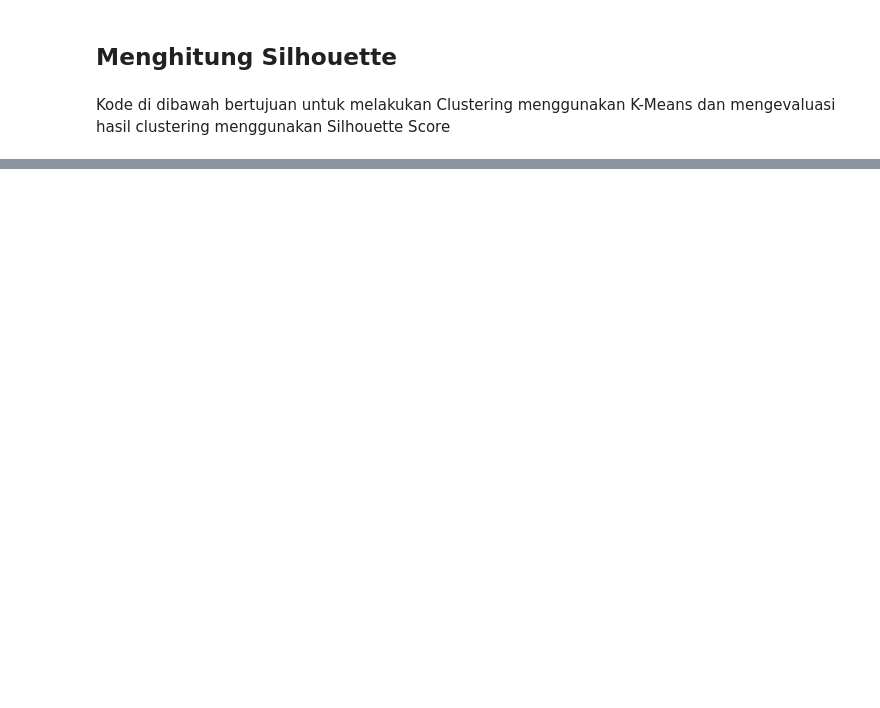
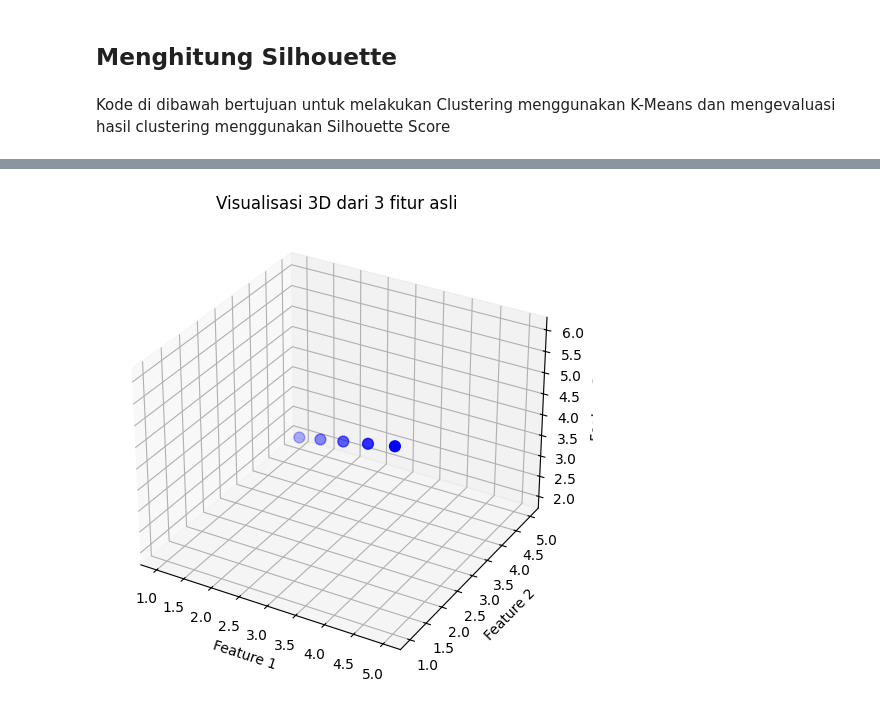
Before and after one commit to sifa-190/pendata, a Jupyter notebook: _sources/Tugas6.ipynb, the cells around one changed output, grey strips where cells are left out. Saved outputs shown, nothing was run; the diff lists cells and outputs as text; code cells hidden in the pictures; blank space fills up the shorter version.

```diff
--- a/_sources/Tugas6.ipynb
+++ b/_sources/Tugas6.ipynb
@@ -441,0 +466,26 @@ Silhouette Score untuk 4 klaster: 0.829
+# %%
+import pandas as pd
+import matplotlib.pyplot as plt
+from mpl_toolkits.mplot3d import Axes3D  # buat 3D plotting
+
+# Contoh data 3 kolom fitur asli
+df = pd.DataFrame({
+    'feature1': [1, 2, 3, 4, 5],
+    'feature2': [5, 4, 3, 2, 1],
+    'feature3': [2, 3, 4, 5, 6]
+})
+
+# Plot 3D
+fig = plt.figure(figsize=(8,6))
+ax = fig.add_subplot(111, projection='3d')
+
+ax.scatter(df['feature1'], df['feature2'], df['feature3'], c='b', s=60)
+
+ax.set_xlabel('Feature 1')
+ax.set_ylabel('Feature 2')
+ax.set_zlabel('Feature 3')
+
+plt.title('Visualisasi 3D dari 3 fitur asli')
+plt.show()
+# %% [output]
+[figure, added]
```
Also changed, not shown: parts of 21 cells of this notebook, 14 other files.
